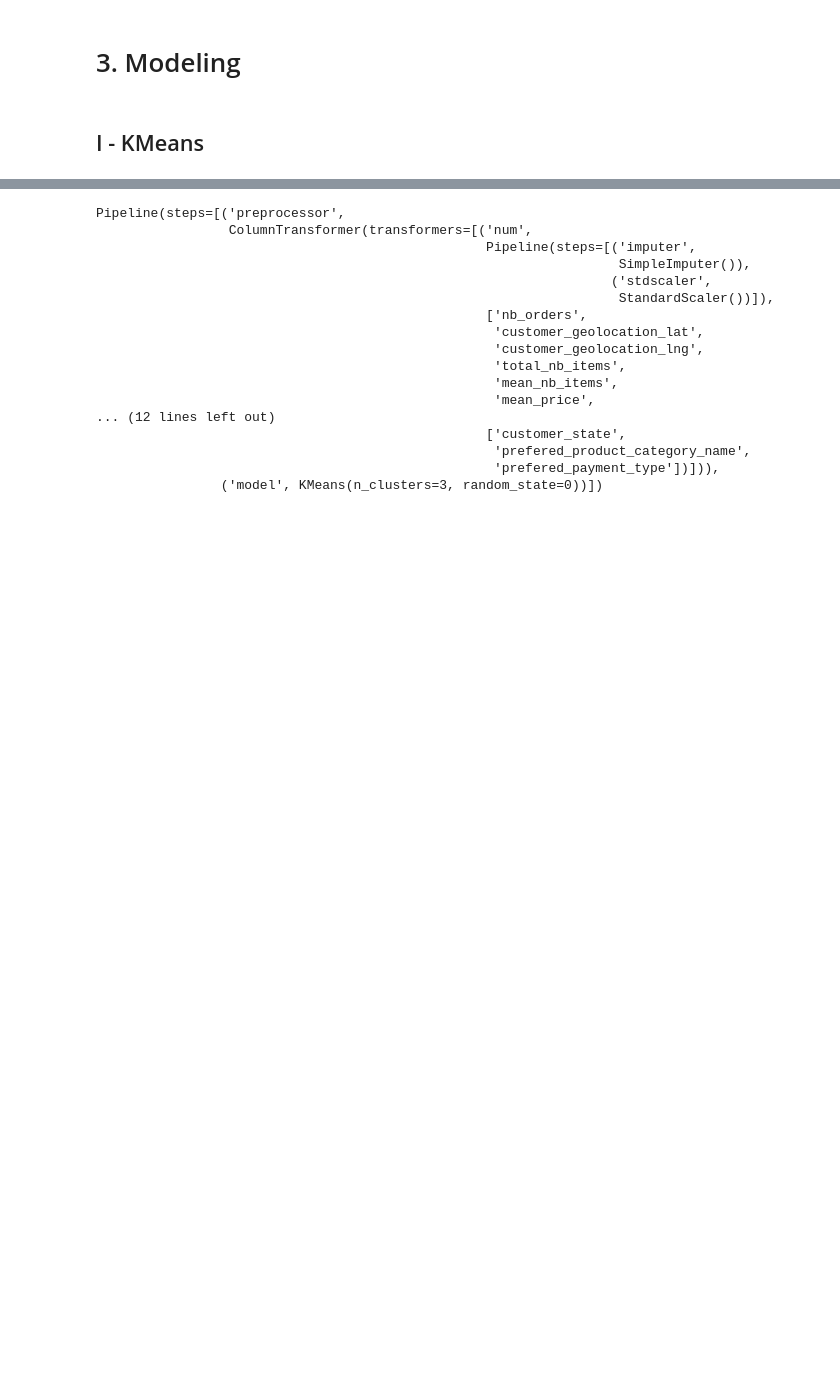
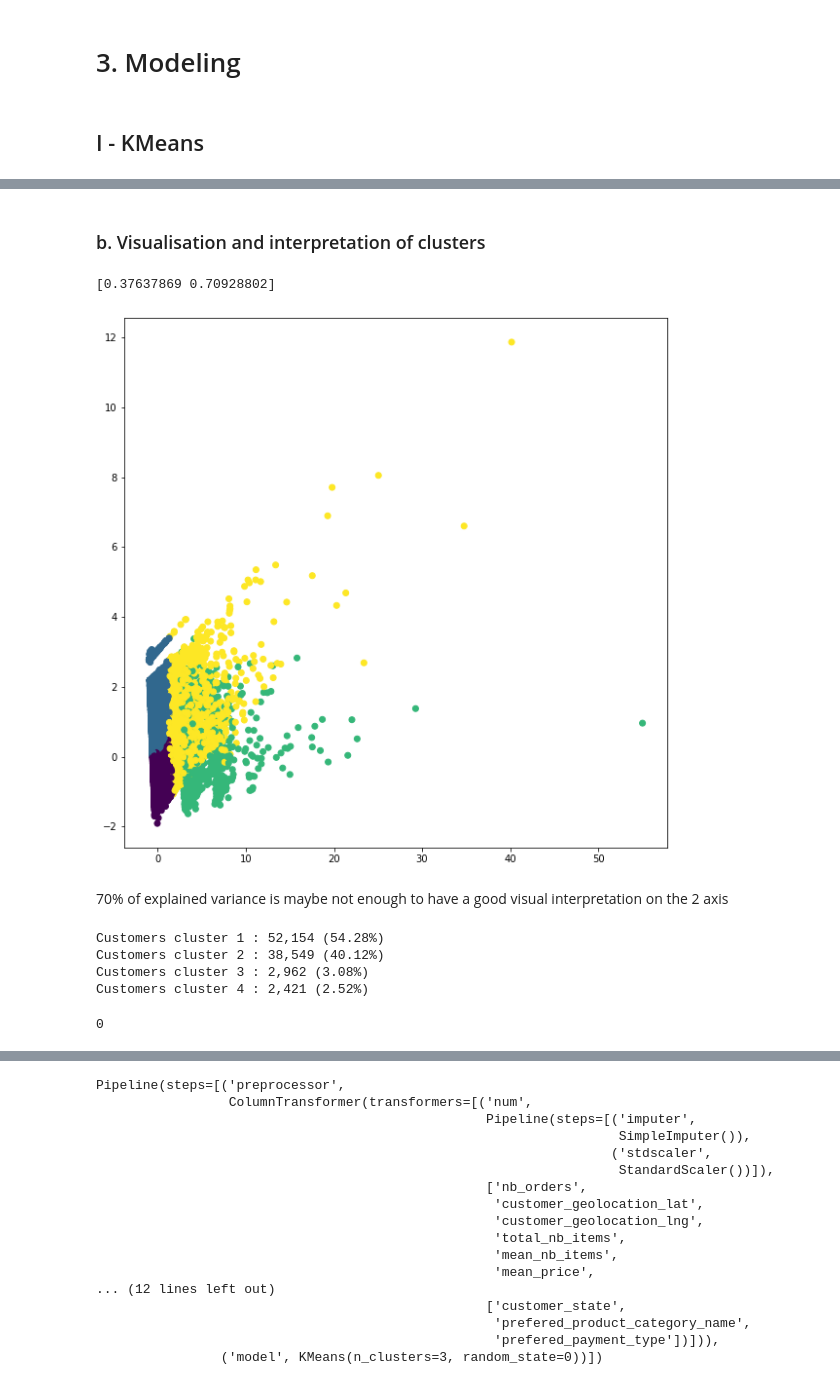
Before and after one commit to RobinPbt/P5-Openclassrooms, a Jupyter notebook: P5_modeling.ipynb, the cells around one changed output, grey strips where cells are left out. Drawn from its saved outputs; the diff is of its cells as text; code cells hidden in the pictures; blank space fills up the shorter version.

Commit message:
SImplified Kmeans and interpretation

```diff
--- a/P5_modeling.ipynb
+++ b/P5_modeling.ipynb
@@ -489,0 +475,6 @@ dtype: object
+# %%
+# Simplification with only few variables to begin
+
+X_simplified = X[['nb_orders', 'last_order_time', 'total_payment_value']]
+print(X_simplified.shape)
+X_simplified.head()
@@ -489,0 +489,25 @@ dtype: object
+# %%
+# Only numerical values, we creates a simplified preprocessing
+
+simple_preprocessor = Pipeline(steps=[('imputer', SimpleImputer(strategy='mean')),
+    ('stdscaler', StandardScaler())])
+# %%
+# Test of our clustering with different values of k
+
+from sklearn import metrics
+from sklearn.cluster import KMeans
+
+k_clusters = range(2,16)
+
+inertia_scores = []
+silhouette_scores = []
+
+processed_X_simplified = simple_preprocessor.fit_transform(X_simplified)
+
+for k in k_clusters:
+
+    model = KMeans(n_clusters=k, random_state=0)
+    model.fit(processed_X_simplified)
+
+    inertia_scores.append(-model.score(processed_X_simplified))
+    silhouette_scores.append(metrics.silhouette_score(processed_X_simplified, model.labels_))
@@ -489,0 +528,37 @@ dtype: object
+# %% [markdown]
+### b. Visualisation and interpretation of clusters
+# %%
+from sklearn import decomposition
+
+pca = decomposition.PCA(n_components=2)
+pca.fit(processed_X_simplified)
+print(pca.explained_variance_ratio_.cumsum())
+X_trans = pca.transform(processed_X_simplified)
+# %% [output]
+[0.37637869 0.70928802]
+# %%
+fig = plt.figure(figsize=(10,10))
+
+cls = KMeans(n_clusters=4, random_state=0)
+cls.fit(processed_X_simplified)
+plt.scatter(X_trans[:,0], X_trans[:,1], c=cls.labels_)
+plt.show()
+# %% [output]
+[figure, added]
+# %% [markdown]
+70% of explained variance is maybe not enough to have a good visual interpretation on the 2 axis
+# %%
+# Analysis of nb_customers per cluster
+
+for i in range(0,4):
+    print("Customers cluster {} : {:,} ({:.2%})".format(i+1, sum(cls.labels_ == i), sum(cls.labels_ == i) / len(cls.labels_)))
+# %% [output]
+Customers cluster 1 : 52,154 (54.28%)
+Customers cluster 2 : 38,549 (40.12%)
+Customers cluster 3 : 2,962 (3.08%)
+Customers cluster 4 : 2,421 (2.52%)
+# %%
+# Check that we get every data point
+(sum(cls.labels_ == 0) + sum(cls.labels_ == 1) + sum(cls.labels_ == 2) + sum(cls.labels_ == 3)) - len(cls.labels_)
+# %% [output]
+0
```
Also changed, not shown: parts of 38 cells of this notebook, 1 other file.
